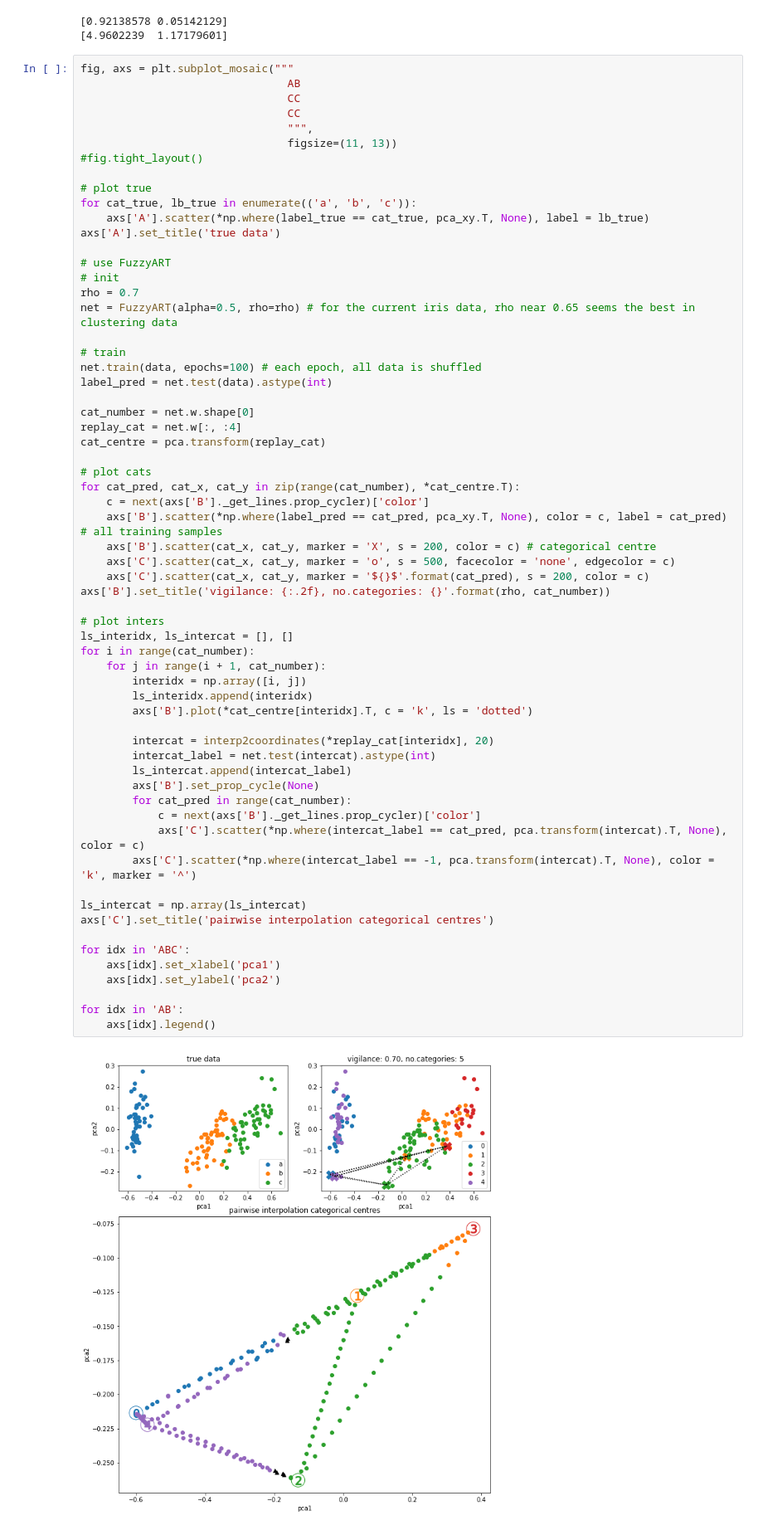
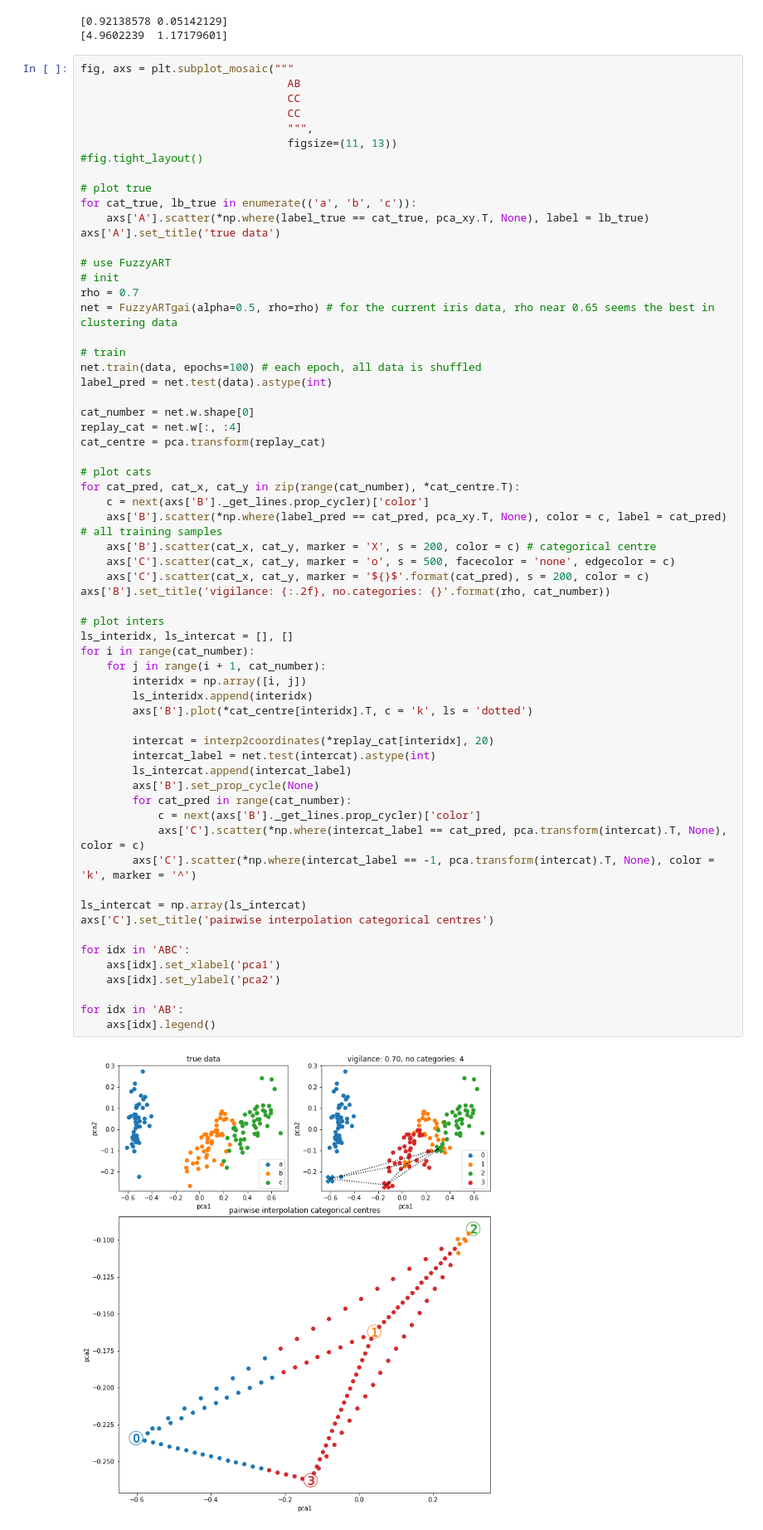
Before and after one commit to anish-lu-yihe/art, a Jupyter notebook: fuzzyART_intercat.ipynb, the cells around one changed output. Shown at 83% size. Saved outputs shown, nothing was run; the diff lists cells and outputs as text.

Commit message:
add FuzzyARTgai

```diff
--- a/fuzzyART_intercat.ipynb
+++ b/fuzzyART_intercat.ipynb
@@ -33,7 +34,7 @@ axs['A'].set_title('true data')
 # use FuzzyART
 # init
 rho = 0.7
-net = FuzzyART(alpha=0.5, rho=rho) # for the current iris data, rho near 0.65 seems the best in clustering data
+net = FuzzyARTgai(alpha=0.5, rho=rho) # for the current iris data, rho near 0.65 seems the best in clustering data
 
 # train
 net.train(data, epochs=100) # each epoch, all data is shuffled
@@ -52,31 +53,31 @@ for cat_pred, cat_x, cat_y in zip(range(cat_number), *cat_centre.T):
     axs['C'].scatter(cat_x, cat_y, marker = '${}$'.format(cat_pred), s = 200, color = c)
 axs['B'].set_title('vigilance: {:.2f}, no.categories: {}'.format(rho, cat_number))
 
 # plot inters
 ls_interidx, ls_intercat = [], []
 for i in range(cat_number):
     for j in range(i + 1, cat_number):
         interidx = np.array([i, j])
         ls_interidx.append(interidx)
         axs['B'].plot(*cat_centre[interidx].T, c = 'k', ls = 'dotted')
 
         intercat = interp2coordinates(*replay_cat[interidx], 20)
         intercat_label = net.test(intercat).astype(int)
         ls_intercat.append(intercat_label)
         axs['B'].set_prop_cycle(None)
         for cat_pred in range(cat_number):
             c = next(axs['B']._get_lines.prop_cycler)['color']
             axs['C'].scatter(*np.where(intercat_label == cat_pred, pca.transform(intercat).T, None), color = c)
         axs['C'].scatter(*np.where(intercat_label == -1, pca.transform(intercat).T, None), color = 'k', marker = '^')
 
 ls_intercat = np.array(ls_intercat)
 axs['C'].set_title('pairwise interpolation categorical centres')
 
 for idx in 'ABC':
     axs[idx].set_xlabel('pca1')
     axs[idx].set_ylabel('pca2')
 
 for idx in 'AB':
     axs[idx].legend()
 # %% [output]
-[figure, old version]
+[figure, new version]
```
Also changed, not shown: parts of 3 cells of this notebook, 1 other file.
